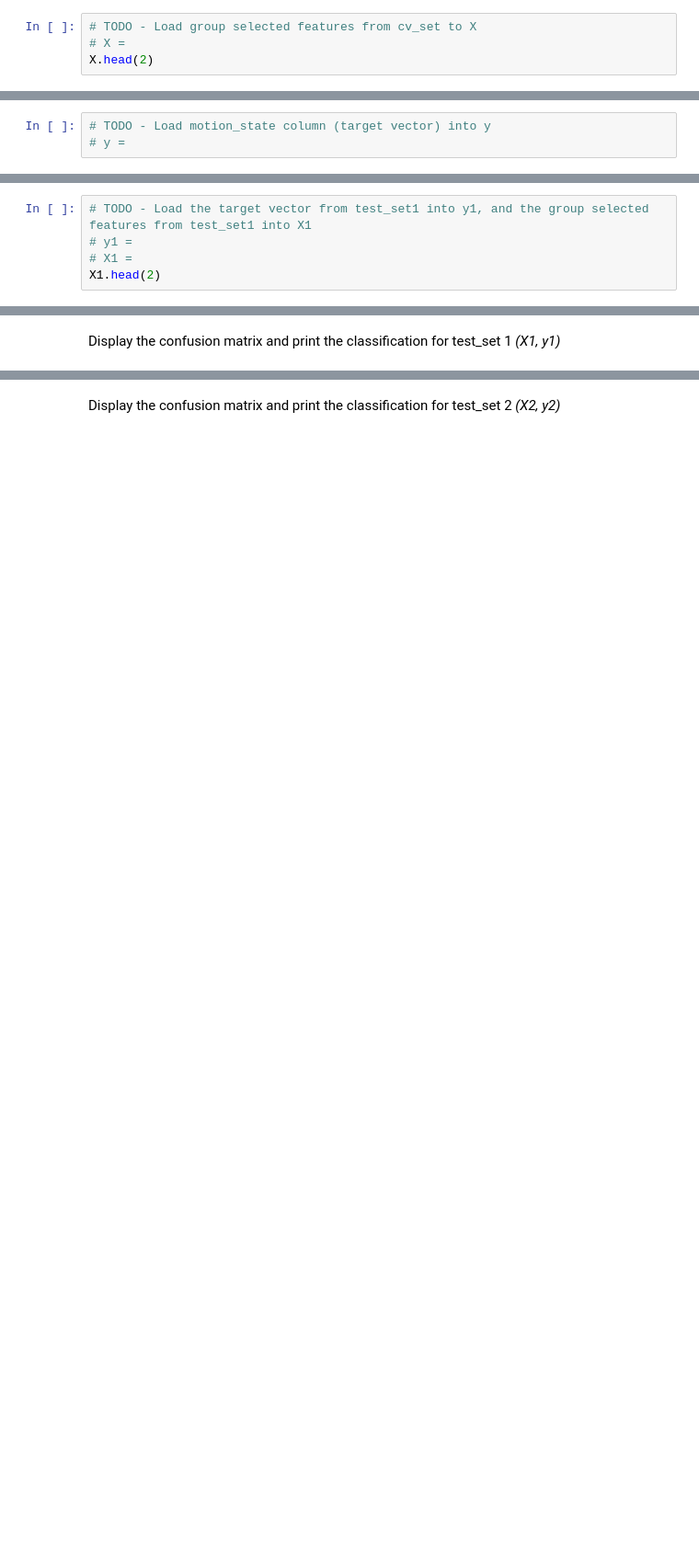
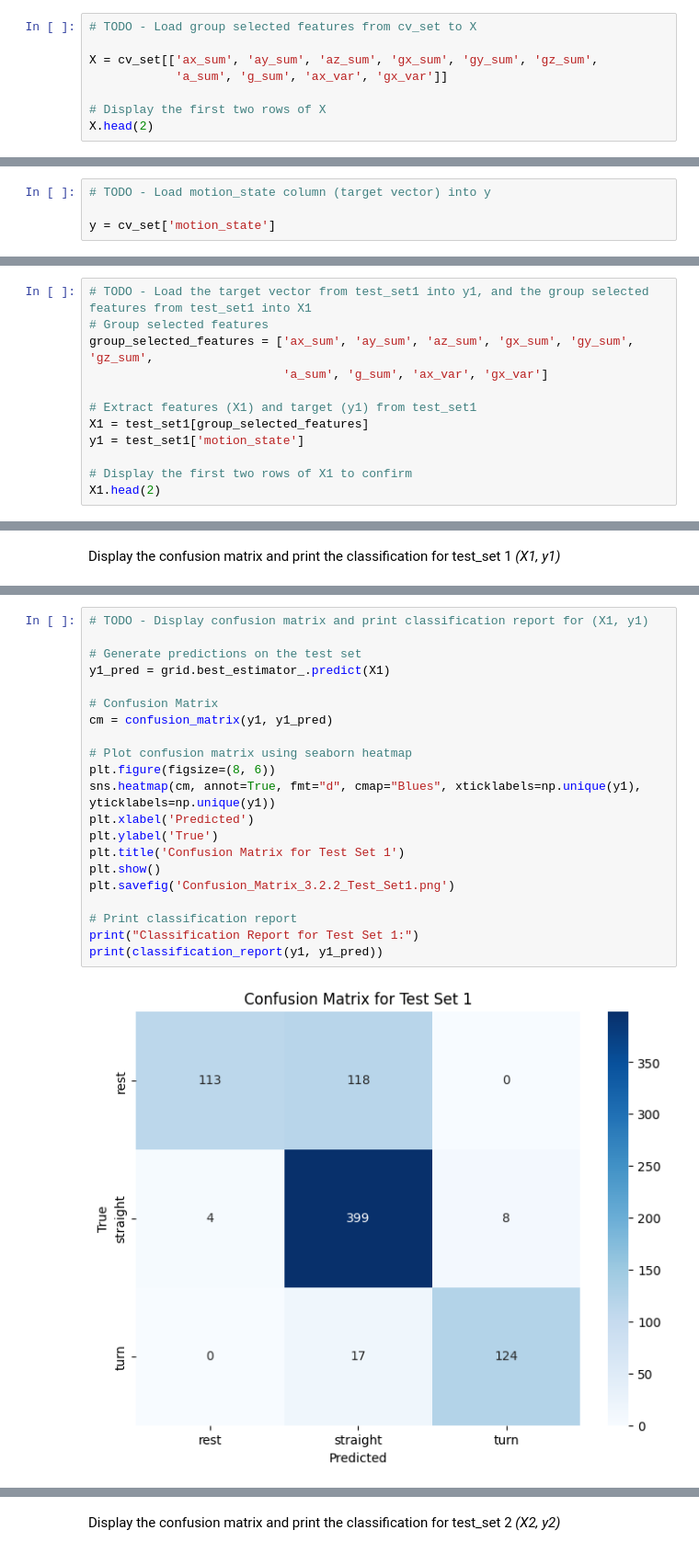
Before and after one commit to ShaikhSikanderAli/engg680_2024_fall, a Jupyter notebook: Lab_Assignment4/Assignment 4.ipynb, the cells around one changed output, grey strips where cells are left out. Shown at 92% size. Drawn from its saved outputs; the diff is of its cells as text; blank space fills up the shorter version.

```diff
--- a/Lab_Assignment4/Assignment 4.ipynb
+++ b/Lab_Assignment4/Assignment 4.ipynb
@@ -840,4 +874,8 @@ ___
 # %%
 # TODO - Load group selected features from cv_set to X
-# X =
+
+X = cv_set[['ax_sum', 'ay_sum', 'az_sum', 'gx_sum', 'gy_sum', 'gz_sum',
+            'a_sum', 'g_sum', 'ax_var', 'gx_var']]
+
+# Display the first two rows of X
 X.head(2)
@@ -844,6 +886,7 @@ X.head(2)
 # %%
 # TODO - Load motion_state column (target vector) into y
-# y =
+
+y = cv_set['motion_state']
 # %% [markdown]
 ___
 # %% [markdown]
@@ -886,6 +1003,13 @@ The model trained in 3.1 is to be tested on the independent datasets, that is te
 Seperate the testsets into group selected features and target vectors *(X1, y1)* and *(X2,y2)*
 # %%
 # TODO - Load the target vector from test_set1 into y1, and the group selected features from test_set1 into X1
-# y1 =
-# X1 =
+# Group selected features
+group_selected_features = ['ax_sum', 'ay_sum', 'az_sum', 'gx_sum', 'gy_sum', 'gz_sum',
+                           'a_sum', 'g_sum', 'ax_var', 'gx_var']
+
+# Extract features (X1) and target (y1) from test_set1
+X1 = test_set1[group_selected_features]
+y1 = test_set1['motion_state']
+
+# Display the first two rows of X1 to confirm
 X1.head(2)
@@ -910,0 +1048,23 @@ Display the confusion matrix and print the classification for test_set 1 *(X1, y
+# %%
+# TODO - Display confusion matrix and print classification report for (X1, y1)
+
+# Generate predictions on the test set
+y1_pred = grid.best_estimator_.predict(X1)
+
+# Confusion Matrix
+cm = confusion_matrix(y1, y1_pred)
+
+# Plot confusion matrix using seaborn heatmap
+plt.figure(figsize=(8, 6))
+sns.heatmap(cm, annot=True, fmt="d", cmap="Blues", xticklabels=np.unique(y1), yticklabels=np.unique(y1))
+plt.xlabel('Predicted')
+plt.ylabel('True')
+plt.title('Confusion Matrix for Test Set 1')
+plt.show()
+plt.savefig('Confusion_Matrix_3.2.2_Test_Set1.png')
+
+# Print classification report
+print("Classification Report for Test Set 1:")
+print(classification_report(y1, y1_pred))
+# %% [output]
+[figure, added]
```
Also changed, not shown: parts of 19 cells of this notebook, 3 other files.
